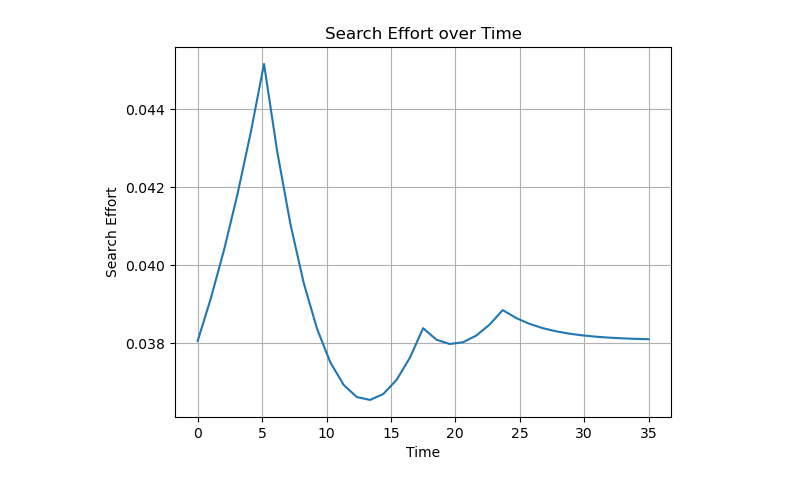
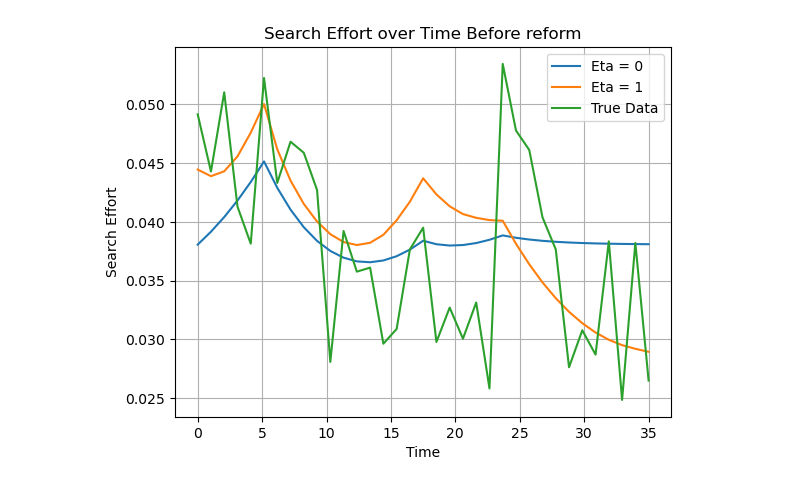
Before and after one commit to qrn838/Dynamic-programming-project, a Jupyter notebook: 2. forecasting errors.ipynb, the cells around one changed output. Cells and saved outputs as stored; diff of their text form; code cells hidden in the pictures.

```diff
--- a/2. forecasting errors.ipynb
+++ b/2. forecasting errors.ipynb
@@ -87,5 +101,0 @@ plt.show()
-# %%
-true_data = model.data.moments_after
-# Get the mean square errors
-mse_eta1 = np.mean((true_data - s_forecast)**2)
-print(mse_eta1)
@@ -145,11 +255,13 @@ s_forecast_new = model_new.solve()
 # %%
-# Now plotting s_forecast
-time = np.linspace(0, model_new.par.T_sim, model_new.par.T_sim)
-plt.plot(time, s_forecast_new, )
+time = np.linspace(0, model_new.par.T_sim, model_new.par.T_sim)     # x-axis
+plt.plot(time, s_forecast_new, label='Eta = 0')                     # Model with no reference dependence
+plt.plot(time, s_forecast, label='Eta = 1')                         # Model with reference dependence
+plt.plot(time, true_data, label='True Data')                        # True data
 plt.xlabel('Time')
 plt.ylabel('Search Effort')
-plt.title('Search Effort over Time')
+plt.legend()
+plt.title('Search Effort over Time Before reform')
 plt.grid(True)
 plt.show()
 # %% [output]
-[figure, old version]
+[figure, new version]
```
Also changed, not shown: parts of 27 cells of this notebook.
